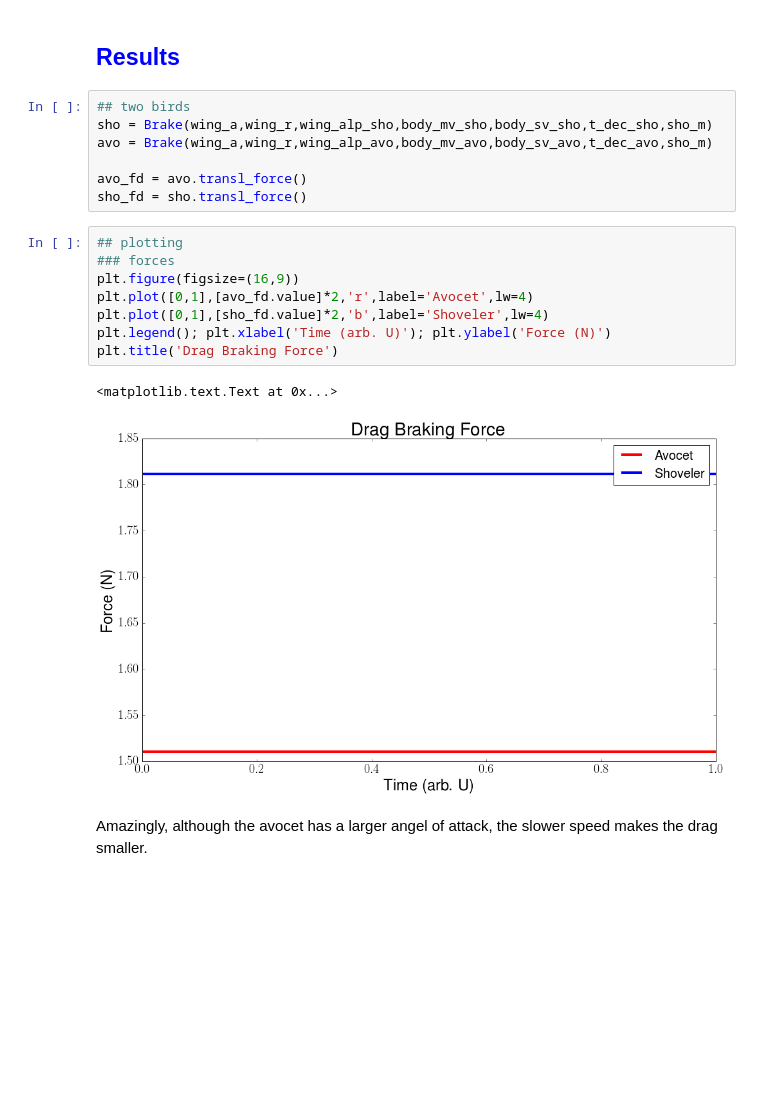
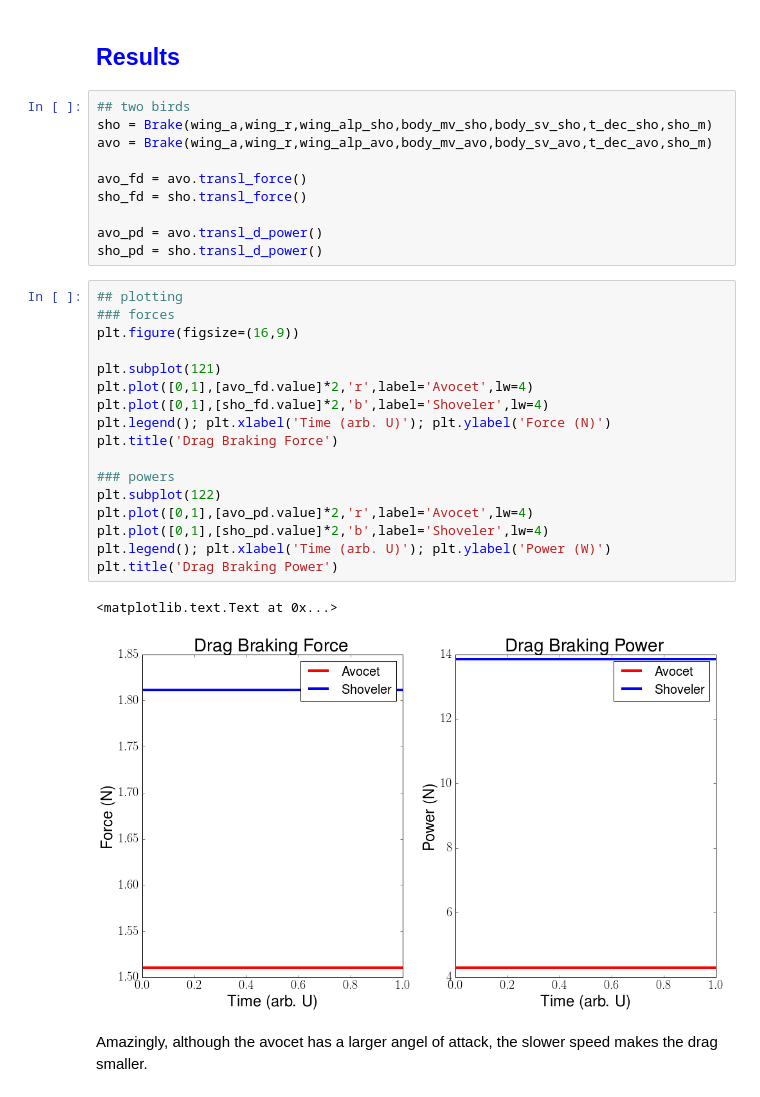
Before and after one commit to Ravirajadrangi/Biomechanics-of-Flight., a Jupyter notebook: dynamics/Brake.ipynb, the cells around one changed output. Saved outputs shown, nothing was run; the diff lists cells and outputs as text; blank space fills up the shorter version.

Commit message:
done brake, found large discrepancies; power done

```diff
--- a/dynamics/Brake.ipynb
+++ b/dynamics/Brake.ipynb
@@ -96,17 +96,29 @@ avo = Brake(wing_a,wing_r,wing_alp_avo,body_mv_avo,body_sv_avo,t_dec_avo,sho_m)
 
 avo_fd = avo.transl_force()
 sho_fd = sho.transl_force()
+
+avo_pd = avo.transl_d_power()
+sho_pd = sho.transl_d_power()
 # %%
 ## plotting
 ### forces
 plt.figure(figsize=(16,9))
+
+plt.subplot(121)
 plt.plot([0,1],[avo_fd.value]*2,'r',label='Avocet',lw=4)
 plt.plot([0,1],[sho_fd.value]*2,'b',label='Shoveler',lw=4)
 plt.legend(); plt.xlabel('Time (arb. U)'); plt.ylabel('Force (N)')
 plt.title('Drag Braking Force')
+
+### powers
+plt.subplot(122)
+plt.plot([0,1],[avo_pd.value]*2,'r',label='Avocet',lw=4)
+plt.plot([0,1],[sho_pd.value]*2,'b',label='Shoveler',lw=4)
+plt.legend(); plt.xlabel('Time (arb. U)'); plt.ylabel('Power (W)')
+plt.title('Drag Braking Power')
 # %% [output]
 <matplotlib.text.Text at 0x...>
-[figure, old version]
+[figure, new version]
 # %% [markdown]
 Amazingly, although the avocet has a larger angel of attack, the slower speed makes the drag smaller.
 # %%
```
